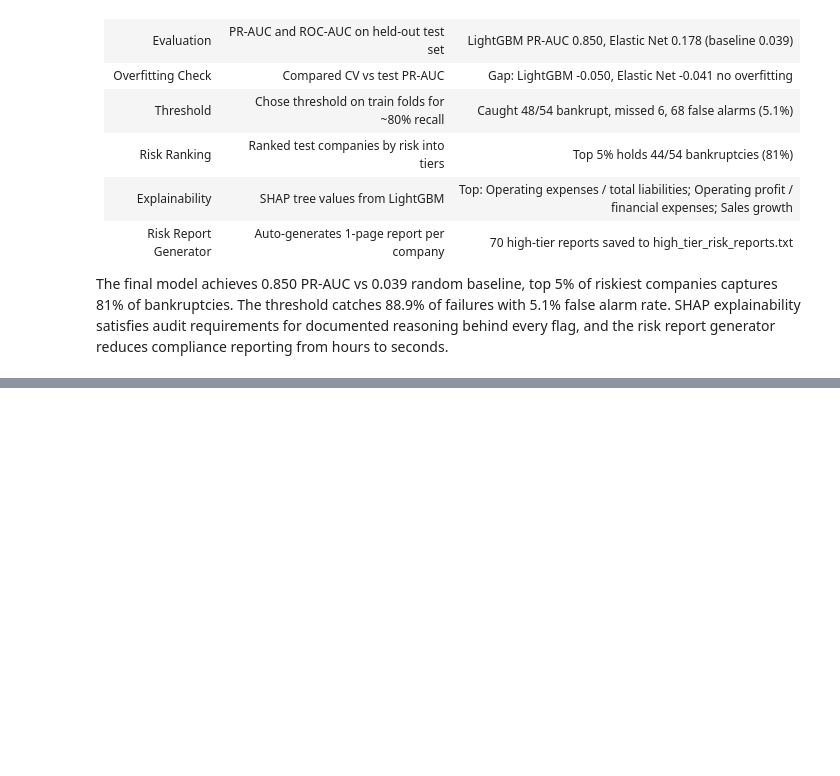
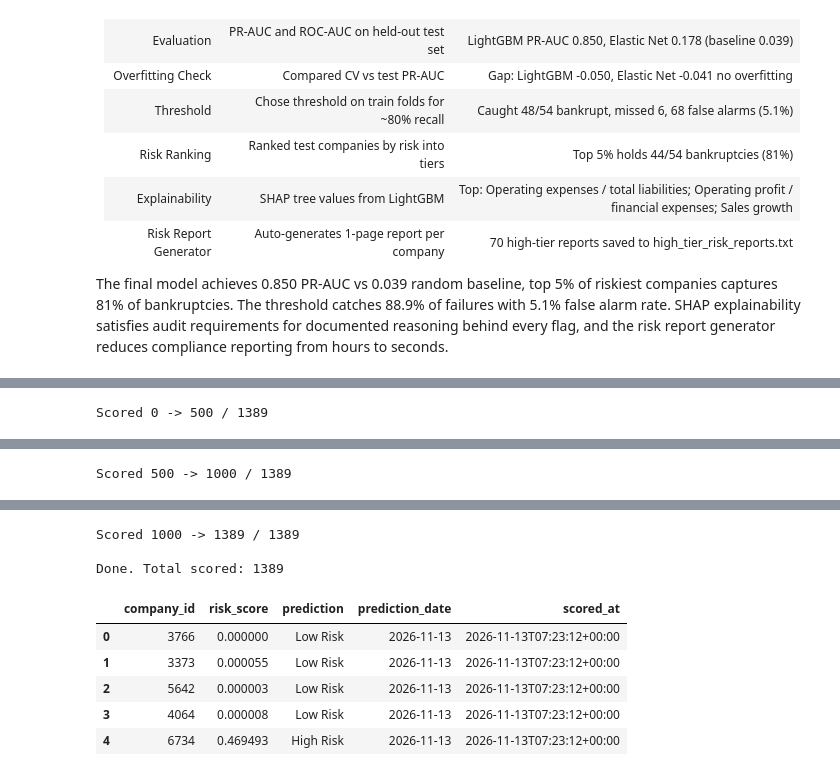
Before and after one commit to EegunjobiF/-financial-distress-early-warning, a Jupyter notebook: 01_training/Early_Warning_Financial_Distress_Model.ipynb, the cells around one changed output, grey strips where cells are left out. Saved outputs shown, nothing was run; the diff lists cells and outputs as text; code cells hidden in the pictures; blank space fills up the shorter version.

```diff
--- a/01_training/Early_Warning_Financial_Distress_Model.ipynb
+++ b/01_training/Early_Warning_Financial_Distress_Model.ipynb
@@ -1353,0 +1412,13 @@ Saved. Features expected by the model: 69
+# %%
+# Serverless prefers small batches. Score 500 at a time.
+all_preds = []
+for i in range(0, len(test_raw), 500):
+    batch = test_raw.iloc[i:i+500]
+    rows = run_pipeline(batch)
+    all_preds.append(rows)
+    print(f"Scored {i} -> {i+len(batch)} / {len(test_raw)}")
+
+backtest_preds = pd.concat(all_preds, ignore_index=True)
+print(f"\nDone. Total scored: {len(backtest_preds)}")
+backtest_preds.head()
+# %% [output]
@@ -1353,0 +1431 @@ Saved. Features expected by the model: 69
+Scored 0 -> 500 / 1389
@@ -1353,0 +1435 @@ Saved. Features expected by the model: 69
+Scored 500 -> 1000 / 1389
@@ -1353,0 +1437,9 @@ Saved. Features expected by the model: 69
+Scored 1000 -> 1389 / 1389
+
+Done. Total scored: 1389
+|  | company_id | risk_score | prediction | prediction_date | scored_at |
+| 0 | 3766 | 0.000000 | Low Risk | 2026-11-13 | 2026-11-13T07:23:12+00:00 |
+| 1 | 3373 | 0.000055 | Low Risk | 2026-11-13 | 2026-11-13T07:23:12+00:00 |
+| 2 | 5642 | 0.000003 | Low Risk | 2026-11-13 | 2026-11-13T07:23:12+00:00 |
+| 3 | 4064 | 0.000008 | Low Risk | 2026-11-13 | 2026-11-13T07:23:12+00:00 |
+| 4 | 6734 | 0.469493 | High Risk | 2026-11-13 | 2026-11-13T07:23:12+00:00 |
```
Also changed, not shown: parts of 17 cells of this notebook, 16 other files.
